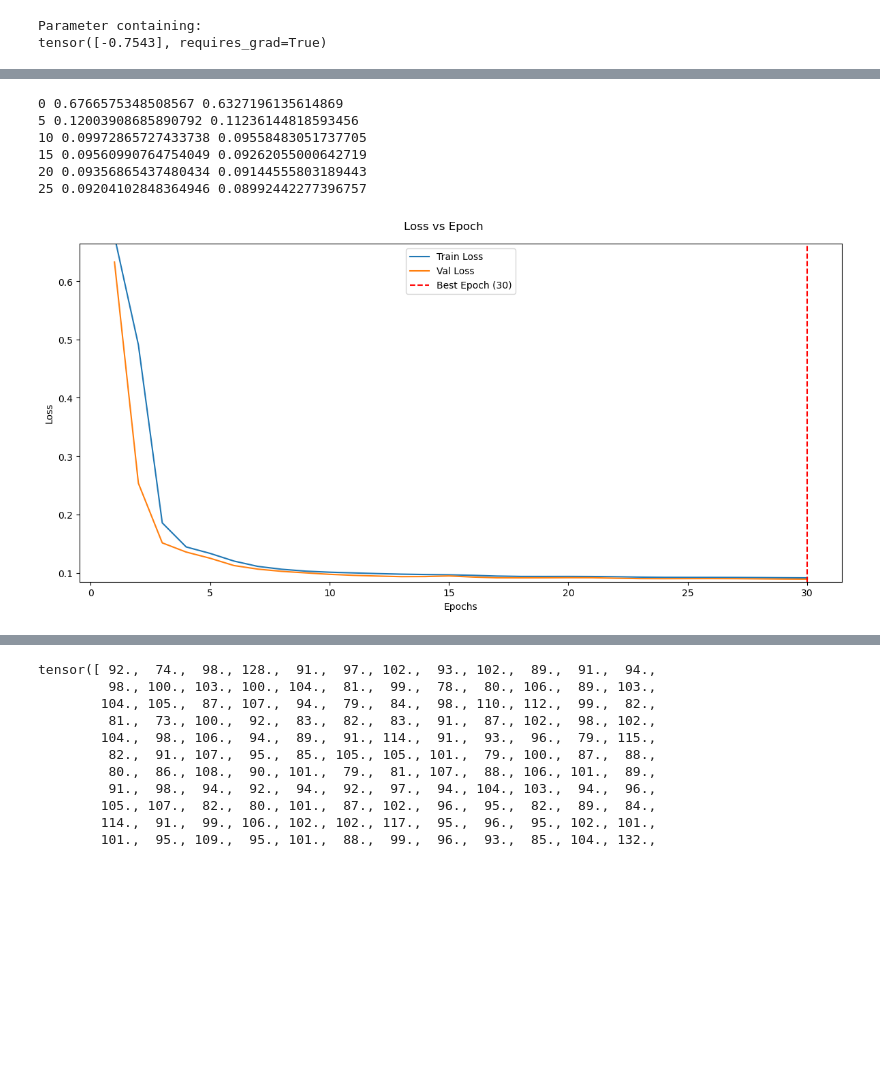
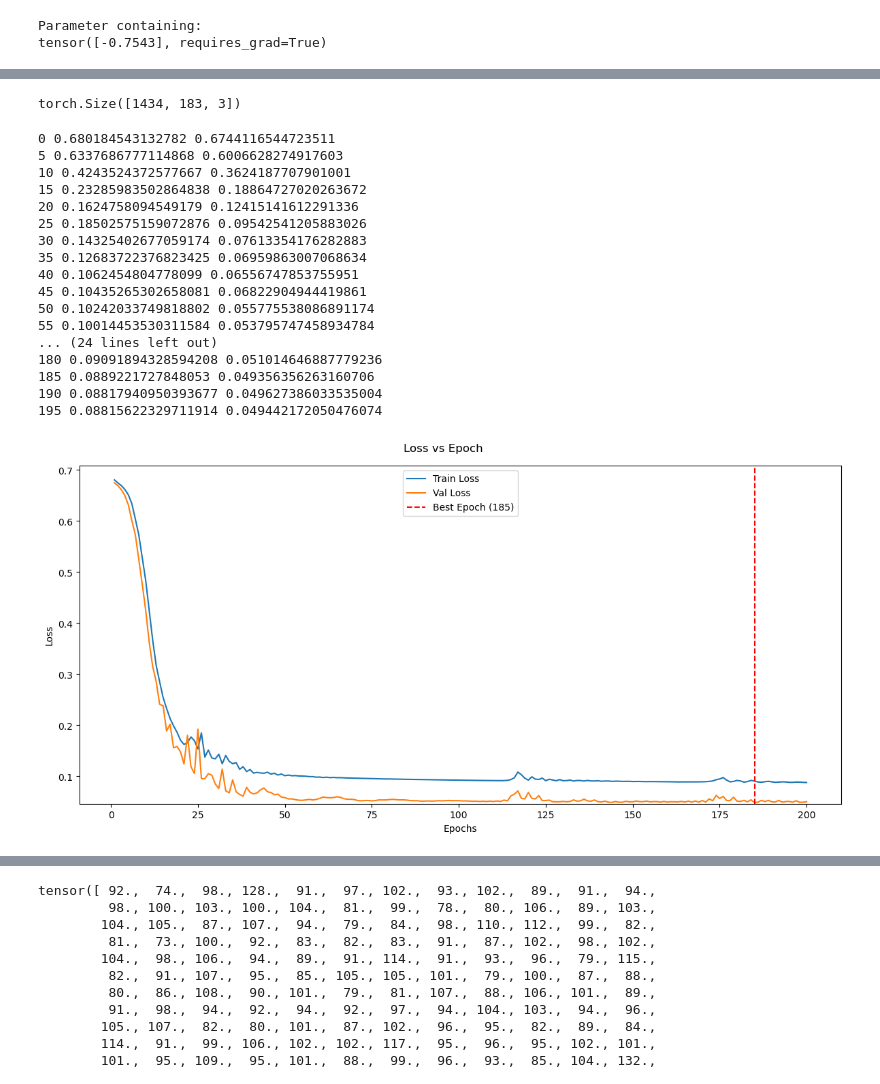
Before and after one commit to MartinP556/ML_algorithms, a Jupyter notebook: LSTM.ipynb, the cells around one changed output, grey strips where cells are left out. Drawn from its saved outputs; the diff is of its cells as text; code cells hidden in the pictures; blank space fills up the shorter version.

Commit message:
Before getting methodical

```diff
--- a/LSTM.ipynb
+++ b/LSTM.ipynb
@@ -468,0 +996,4 @@ def plot_from_saved(savename, model, val_dl):
+# %%
+temp_NDVI_series_SSA = torch.swapaxes(torch.stack((temp_series_SSA, photoperiod_series_SSA, NDVI_series_SSA)), 0, 1) #photoperiod_series_SSA,
+train_dl_SSA, val_dl_SSA = train_test_dl_from_tensors(temp_NDVI_series_SSA, NDVI_labels_SSA, bs = bs, n_channels = n_channels, train_proportion=0.1)
+plot_from_saved('Simple_NN_KG_SAT_pp', model, val_dl_SSA, method = 'regression', bce=True, CNN=False, title = 'Simple 1d NN trained in DE applied in DE')#
@@ -468,0 +1132,19 @@ def plot_from_saved(savename, model, val_dl):
+# %%
+bs = 500
+n_channels = 3
+
+input_dim = n_channels # Example: 100-dimensional word embeddings
+hidden_dim = 8
+num_layers = 2
+output_dim = 1  # Example: 5 classes
+KG = False
+
+epochs = 200
+temp_NDVI_series_DE = torch.swapaxes(torch.stack((temp_series_DE, photoperiod_series_DE)), 0, 1)#, photoperiod_series_DE
+train_ds, val_ds = train_test_ds_from_tensors(temp_NDVI_series_SSA, NDVI_labels_SSA, train_proportion=1)
+k_folds = 5
+model_args = (input_dim, hidden_dim, num_layers, output_dim, KG)
+
+model_class = Causal_CNN_Classifier_KG
+
+loss_values_raw, R2s_raw, Biases_raw, Variances_raw = K_fold_crossval(k_folds, train_ds, model_class, epochs, bs, model_args, savename_prefix = 'KFold', freeze_params=True, loss='BCE', bce=True, CNN=True)
@@ -519,0 +2416,6 @@ tensor([-0.7543], requires_grad=True)
+# %%
+save_name = 'CCNN_KG_SAT_pp_SSA' #save_name = 'CCNN_KG_SAT_pp'#'CCNN_KG_pp_SSA'#
+temp_NDVI_series_SSA = torch.swapaxes(torch.stack((temp_series_SSA, photoperiod_series_SSA, NDVI_series_SSA, day_series_SSA, year_series_SSA, id_series_SSA)), 0, 1)
+train_dl_SSA, val_dl_SSA = train_test_dl_from_tensors(temp_NDVI_series_SSA, NDVI_labels_SSA, bs = bs, n_channels = n_channels, train_proportion=0.1)
+train_dl_DE, val_dl_DE = train_test_dl_from_tensors(temp_NDVI_series_DE, NDVI_labels_DE, bs = bs, n_channels = n_channels, train_proportion=0.1)
+plot_from_saved(save_name, model, val_dl_DE, method = 'regression', bce=bce, CNN=CNN)#
@@ -520,28 +2485,44 @@ tensor([-0.7543], requires_grad=True)
+# %%
+temp_NDVI_series_DE.shape
+# %% [output]
+torch.Size([1434, 183, 3])
 # %%
 bs = 500
-n_channels = 2
-train_dl, val_dl = train_test_dl_from_tensors(temp_NDVI_series_DE, NDVI_labels_DE, bs = bs, n_channels = n_channels)
+n_channels = 3
+train_dl, val_dl = train_test_dl_from_tensors(temp_NDVI_series_SSA, NDVI_labels_SSA, bs = bs, n_channels = n_channels, train_proportion = 0.95)
 
 input_dim = n_channels # Example: 100-dimensional word embeddings
-hidden_dim = 3
+hidden_dim = 8
 num_layers = 2
 output_dim = 2  # Example: 5 classes
 
 model = LSTMClassifier_KG(input_dim, hidden_dim, num_layers, output_dim)
-for param in [model.u2]: #[model.u1, model.u2, model.u3]:
-    param.requires_grad = False
+
+#for param in [model.u0, model.u1, model.u2, model.u3]:
+#    param.requires_grad = False
 
 # Loss function and optimizer
 criterion = nn.NLLLoss()  # For multi-class classification
 optimizer = torch.optim.Adam(model.parameters(), lr=0.01)
 
-epochs = 30
-fit(epochs, model, criterion, optimizer, train_dl, val_dl, save_name = 'LSTM_KG_SAT_big')
+epochs = 200
+fit(epochs, model, criterion, optimizer, train_dl, val_dl, save_name = 'LSTM_SSA_SAT_pp')
 # %% [output]
-0 0.6766575348508567 0.6327196135614869
-5 0.12003908685890792 0.11236144818593456
-10 0.09972865727433738 0.09558483051737705
-15 0.09560990764754049 0.09262055000642719
-20 0.09356865437480434 0.09144555803189443
-25 0.09204102848364946 0.08992442277396757
+0 0.680184543132782 0.6744116544723511
+5 0.6337686777114868 0.6006628274917603
+10 0.4243524372577667 0.3624187707901001
+15 0.23285983502864838 0.18864727020263672
+20 0.1624758094549179 0.12415141612291336
+25 0.18502575159072876 0.09542541205883026
+30 0.14325402677059174 0.07613354176282883
+35 0.12683722376823425 0.06959863007068634
+40 0.1062454804778099 0.06556747853755951
+45 0.10435265302658081 0.06822904944419861
+50 0.10242033749818802 0.055775538086891174
+55 0.10014453530311584 0.053795747458934784
+... (24 lines left out)
+180 0.09091894328594208 0.051014646887779236
+185 0.0889221727848053 0.049356356263160706
+190 0.08817940950393677 0.049627386033535004
+195 0.08815622329711914 0.049442172050476074
-[figure, old version]
+[figure, new version]
```
Also changed, not shown: parts of 105 cells of this notebook, 1 other file.
